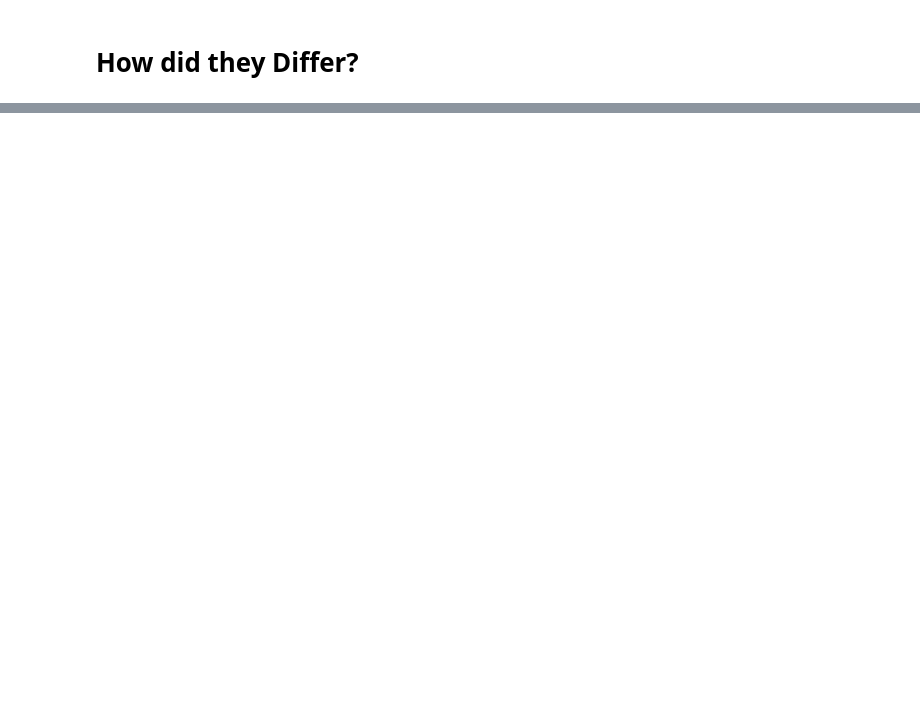
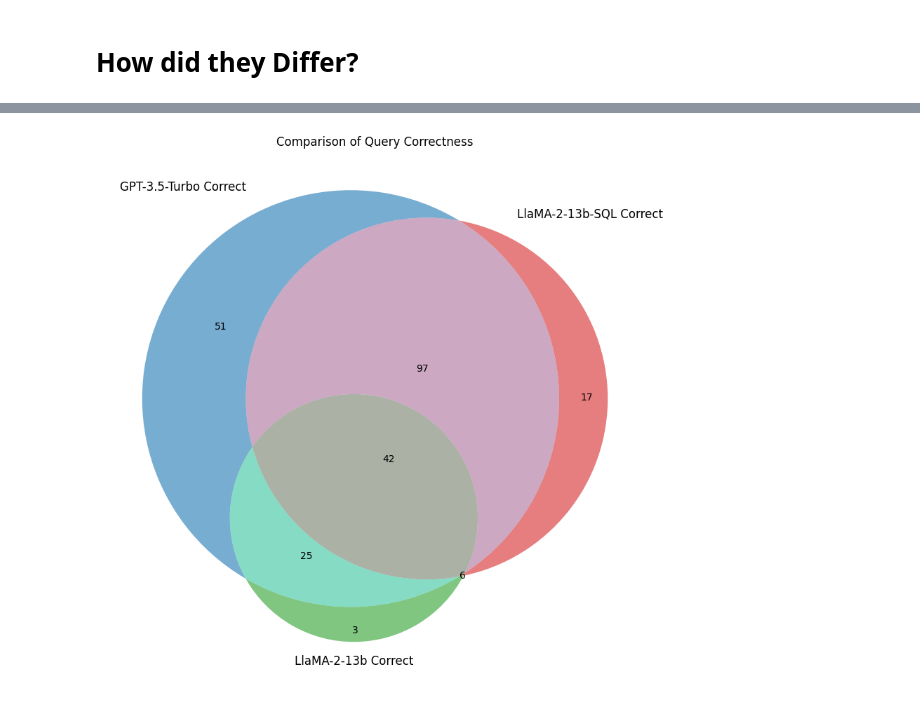
Before and after one commit to denverbaumgartner/autoSQL, a Jupyter notebook: autoSQL/autosql/eval/eval.ipynb, the cells around one changed output, grey strips where cells are left out. Saved outputs shown, nothing was run; the diff lists cells and outputs as text; code cells hidden in the pictures; blank space fills up the shorter version.

```diff
--- a/autoSQL/autosql/eval/eval.ipynb
+++ b/autoSQL/autosql/eval/eval.ipynb
@@ -234,0 +260,29 @@ plt.show()
+# %%
+# Define the filters for all intersections:
+only_openai_correct = inference_data.filter(lambda x: x["openai_correct"] == True and x["replicate_correct"] == False and x["llama_2_13b_base_correct"] == False)
+only_llama_sql_correct = inference_data.filter(lambda x: x["openai_correct"] == False and x["replicate_correct"] == True and x["llama_2_13b_base_correct"] == False)
+only_llama_base_correct = inference_data.filter(lambda x: x["openai_correct"] == False and x["replicate_correct"] == False and x["llama_2_13b_base_correct"] == True)
+openai_and_llama_sql_not_base = inference_data.filter(lambda x: x["openai_correct"] == True and x["replicate_correct"] == True and x["llama_2_13b_base_correct"] == False)
+openai_and_llama_base_not_sql = inference_data.filter(lambda x: x["openai_correct"] == True and x["replicate_correct"] == False and x["llama_2_13b_base_correct"] == True)
+llama_sql_and_llama_base_not_openai = inference_data.filter(lambda x: x["openai_correct"] == False and x["replicate_correct"] == True and x["llama_2_13b_base_correct"] == True)
+all_three_correct = inference_data.filter(lambda x: x["openai_correct"] == True and x["replicate_correct"] == True and x["llama_2_13b_base_correct"] == True)
+
+# Compute the counts for the subsets:
+Abc = only_openai_correct.num_rows
+aBc = only_llama_sql_correct.num_rows
+abC = only_llama_base_correct.num_rows
+ABc = openai_and_llama_sql_not_base.num_rows
+AbC = openai_and_llama_base_not_sql.num_rows
+aBC = llama_sql_and_llama_base_not_openai.num_rows
+ABC = all_three_correct.num_rows
+
+# Plotting the Venn diagram:
+plt.figure(figsize=(10, 10))
+venn3(subsets=(Abc, aBc, ABc, abC, AbC, aBC, ABC),
+      set_labels=('GPT-3.5-Turbo Correct', 'LlaMA-2-13b-SQL Correct', 'LlaMA-2-13b Correct'),
+      set_colors=('tab:blue', 'tab:red', 'tab:green'),
+      alpha=0.6)
+plt.title("Comparison of Query Correctness")
+plt.show()
+# %% [output]
+[figure, added]
```
Also changed, not shown: parts of 11 cells of this notebook, 11 other files.
